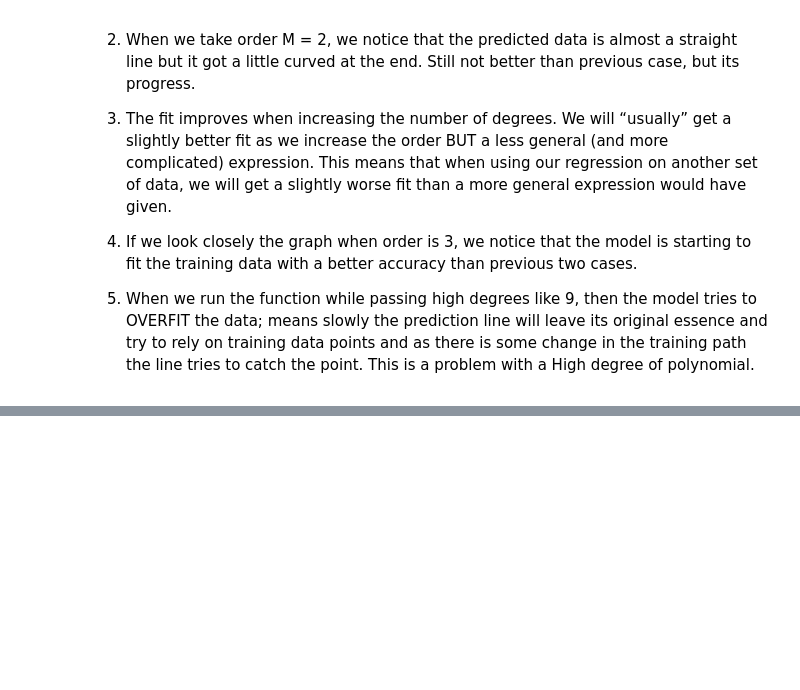
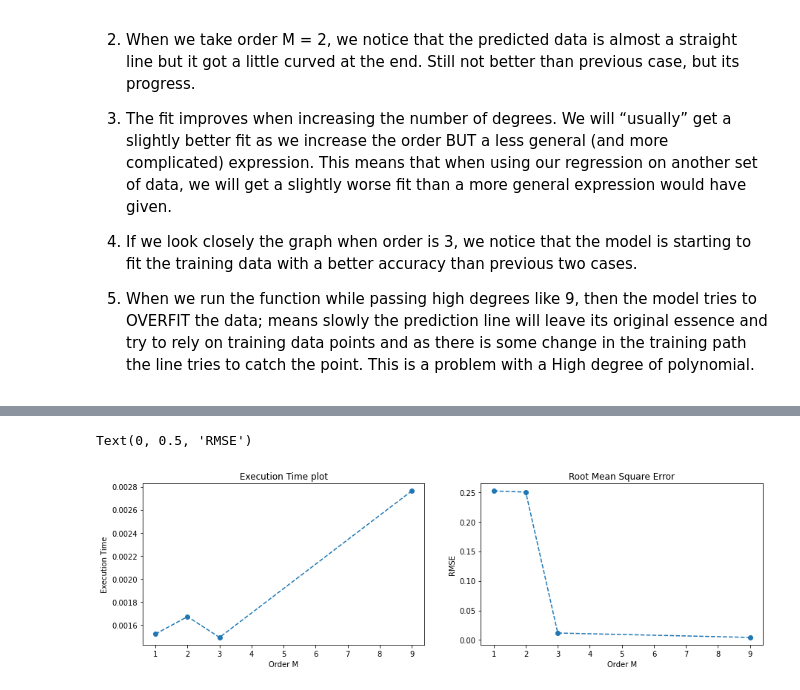
Before and after one commit to Rohanjos97/machine-learning-assignments, a Jupyter notebook: Assignment1.ipynb, the cells around one changed output, grey strips where cells are left out. Drawn from its saved outputs; the diff is of its cells as text; code cells hidden in the pictures; blank space fills up the shorter version.

```diff
--- a/Assignment1.ipynb
+++ b/Assignment1.ipynb
@@ -241,7 +241,7 @@ linreg.fit(X_poly_m2, Test_data['y'])
 y_predicted_m2 = linreg.predict(X_poly_m2)
 
 # get the end time
-st = time.process_time()
+et = time.process_time()
 
 exec_time_m2 = et-st
 
@@ -325,7 +325,7 @@ linreg.fit(X_poly_m3, Test_data['y'])
 y_predicted_m3 = linreg.predict(X_poly_m3)
 
 # get the end time
-st = time.process_time()
+et = time.process_time()
 
 exec_time_m3 = et-st
 
@@ -410,7 +410,7 @@ linreg.fit(X_poly_m9, Test_data['y'])
 y_predicted_m9 = linreg.predict(X_poly_m9)
 
 # get the end time
-st = time.process_time()
+et = time.process_time()
 
 exec_time_m9 = et-st
 
@@ -489,0 +492,6 @@ While plotting the graphs against train(y1, y2... yn) and predicted(y'1, y'2...
+# %%
+order_M = [1, 2, 3, 9]
+exec_time = [exec_time_m1, exec_time_m2, exec_time_m3, exec_time_m9]
+rmse = [rmse_1, rmse_2, rmse_3, rmse_9]
+statistical_plot = pd.DataFrame([order_M, exec_time, rmse], index=['Order M', 'Execution Time', 'RMSE']).T
+statistical_plot
@@ -489,0 +504,15 @@ While plotting the graphs against train(y1, y2... yn) and predicted(y'1, y'2...
+# %%
+fig, axes = plt.subplots(1, 2, figsize=(15, 4))
+
+axes[0].plot(statistical_plot['Order M'], statistical_plot['Execution Time'], '--o')
+axes[0].set_title('Execution Time plot')
+axes[0].set_xlabel('Order M')
+axes[0].set_ylabel('Execution Time')
+
+axes[1].plot(statistical_plot['Order M'], statistical_plot['RMSE'], '--o')
+axes[1].set_title('Root Mean Square Error')
+axes[1].set_xlabel('Order M')
+axes[1].set_ylabel('RMSE')
+# %% [output]
+Text(0, 0.5, 'RMSE')
+[figure, added]
```
Also changed, not shown: parts of 3 cells of this notebook.
